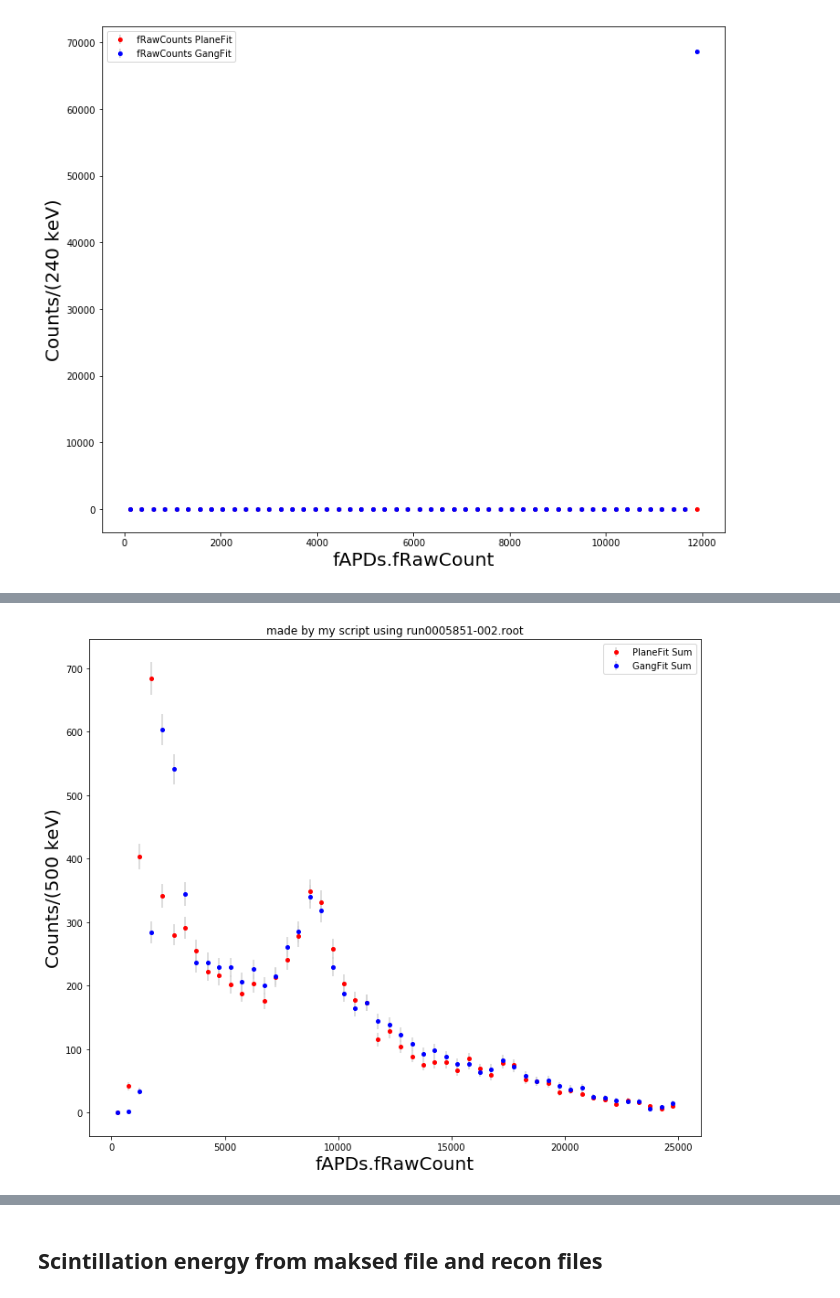
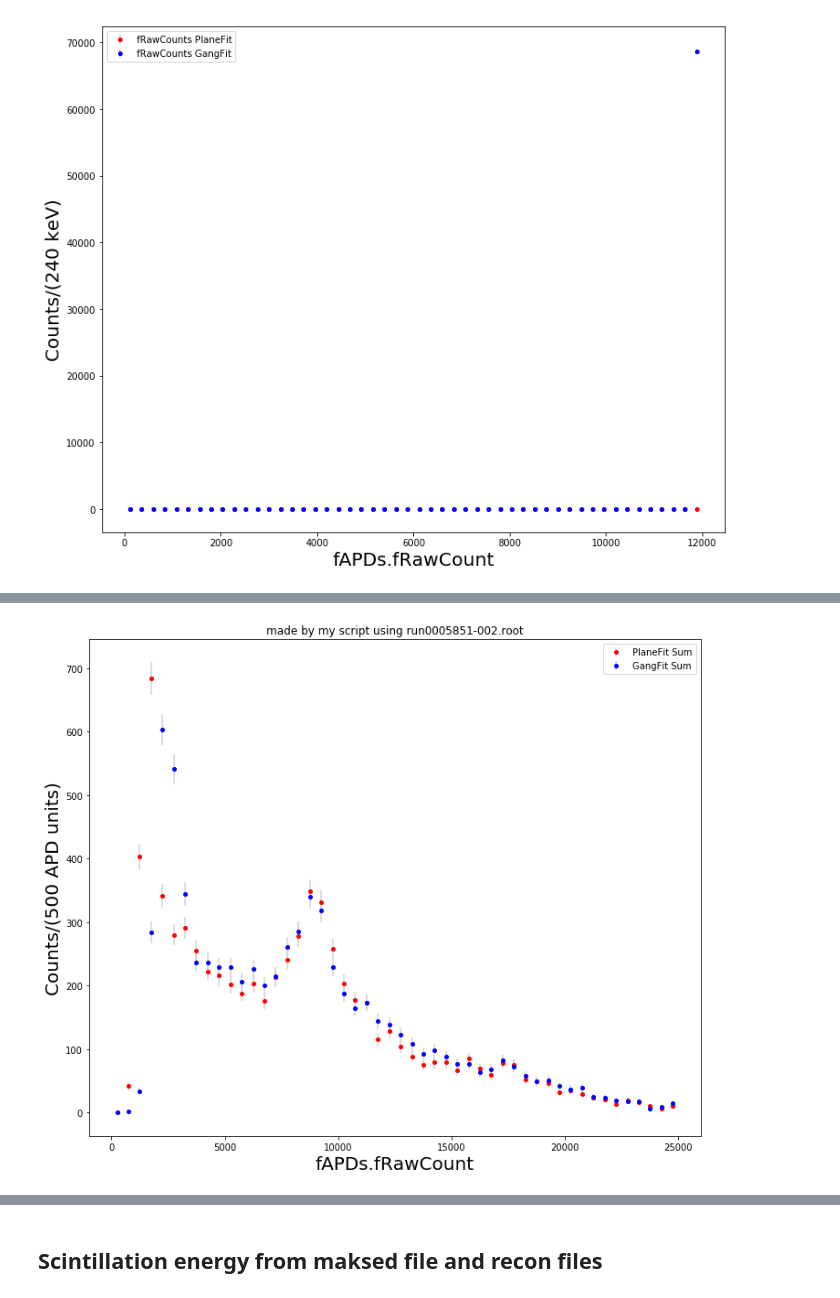
Before and after one commit to sli135/APD-GAN-Simulation, a Jupyter notebook: APDRawCount.ipynb, the cells around one changed output, grey strips where cells are left out. Drawn from its saved outputs; the diff is of its cells as text; code cells hidden in the pictures.

```diff
--- a/APDRawCount.ipynb
+++ b/APDRawCount.ipynb
@@ -163,27 +164,27 @@ plt.show()
 # %%
 left = 0
 right = 25000
 nbins = 50
 mybins = np.linspace(left,right,nbins+1)
 e_step = (right-left)/nbins
 ncharge, binscharge = np.histogram(origin_raw_plane,bins=mybins)
 nlight, binslight = np.histogram(origin_raw_chn,bins=mybins)
 
 err_c = get_errs(ncharge)
 err_s = get_errs(nlight)
 cent  = get_centers(mybins,e_step)
 
 plt.rcParams['figure.figsize'] = [12, 10]
 plt.errorbar(cent,ncharge,yerr=err_c,ecolor='lightgrey',fmt='o',color='r',markersize=4.,label='PlaneFit Sum')
 plt.errorbar(cent,nlight,yerr=err_s,ecolor='lightgrey',fmt='o',color='b',markersize=4.,label='GangFit Sum')
 plt.legend()
 plt.title('made by my script using run0005851-002.root')
 plt.xlabel(r'fAPDs.fRawCount',fontsize=20)
-plt.ylabel(r'Counts/(%.0f keV)'%(e_step),fontsize=20)
+plt.ylabel(r'Counts/(%.0f APD units)'%(e_step),fontsize=20)
 plt.savefig(mygraphpath+'/origin_5851.png',bbox_inches = 'tight')
 plt.show()
 # %% [output]
-[figure, old version]
+[figure, new version]
 # %%
 left = 0
 right = 25000
```
Also changed, not shown: parts of 4 cells of this notebook.
